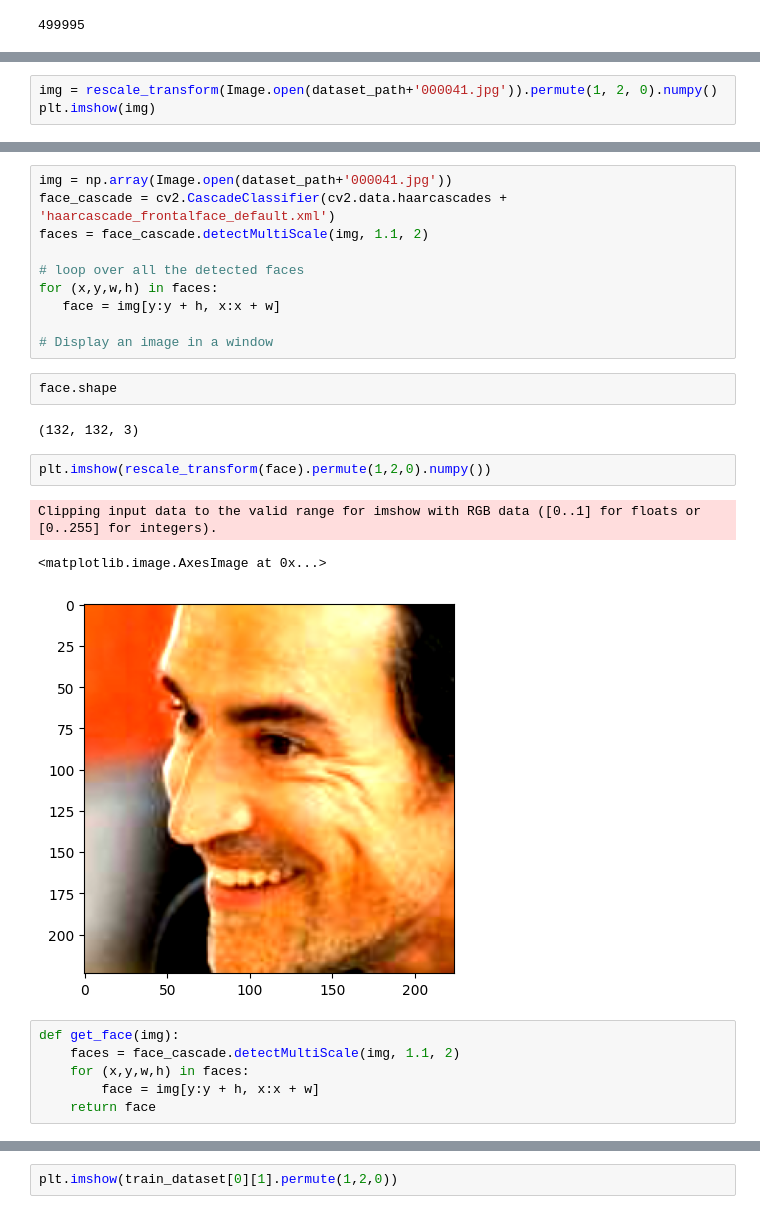
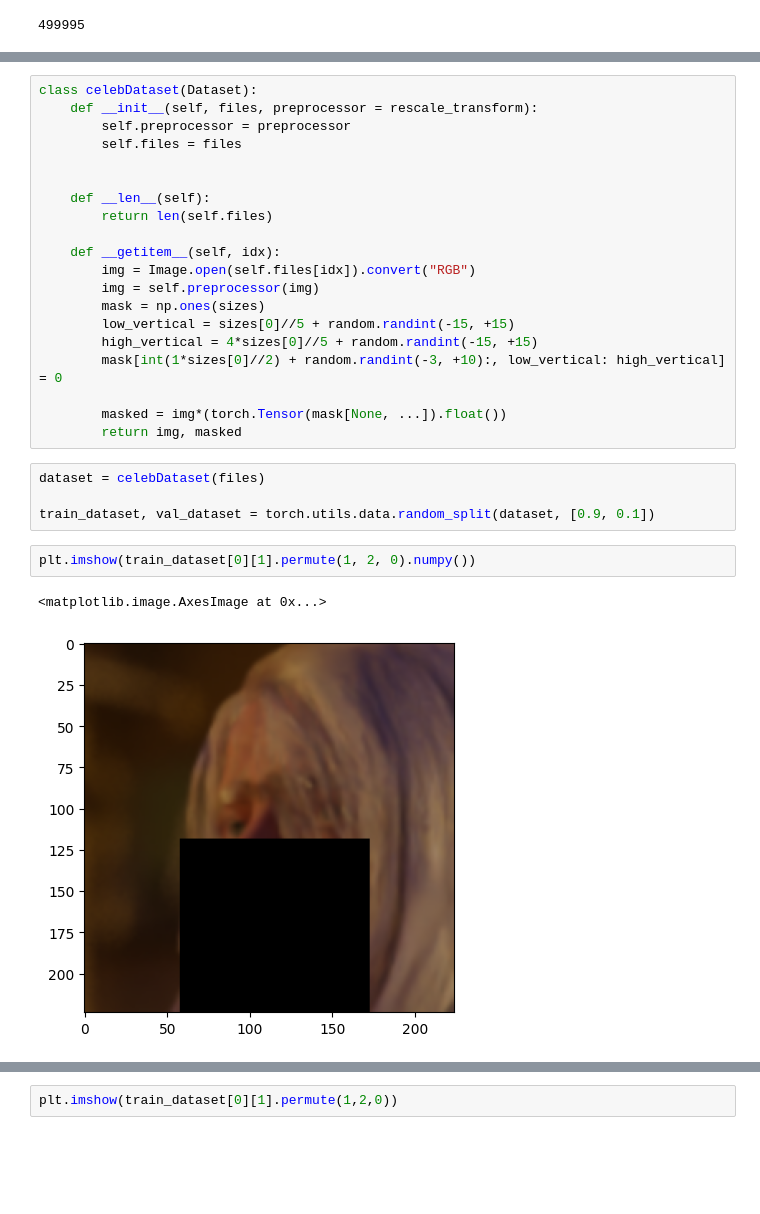
Before and after one commit to madhava20217/Realtime-Masked-Face-Unmasker, a Jupyter notebook: Reconstruction/swinT reconstruction.ipynb, the cells around one changed output, grey strips where cells are left out. Drawn from its saved outputs; the diff is of its cells as text; blank space fills up the shorter version.

```diff
--- a/Reconstruction/swinT reconstruction.ipynb
+++ b/Reconstruction/swinT reconstruction.ipynb
@@ -83,3 +62,0 @@ Image.open(dataset_path+'000041.jpg')
-# %%
-img = rescale_transform(Image.open(dataset_path+'000041.jpg')).permute(1, 2, 0).numpy()
-plt.imshow(img)
@@ -90,26 +63,29 @@ Clipping input data to the valid range for imshow with RGB data ([0..1] for floa
-# %%
-img = np.array(Image.open(dataset_path+'000041.jpg'))
-face_cascade = cv2.CascadeClassifier(cv2.data.haarcascades + 'haarcascade_frontalface_default.xml')
-faces = face_cascade.detectMultiScale(img, 1.1, 2)
-
-# loop over all the detected faces
-for (x,y,w,h) in faces:
-   face = img[y:y + h, x:x + w]
-
-# Display an image in a window
-# %%
-face.shape
-# %% [output]
-(132, 132, 3)
+# %%
+class celebDataset(Dataset):
+    def __init__(self, files, preprocessor = rescale_transform):
+        self.preprocessor = preprocessor
+        self.files = files
+
+
+    def __len__(self):
+        return len(self.files)
+
+    def __getitem__(self, idx):
+        img = Image.open(self.files[idx]).convert("RGB")
+        img = self.preprocessor(img)
+        mask = np.ones(sizes)
+        low_vertical = sizes[0]//5 + random.randint(-15, +15)
+        high_vertical = 4*sizes[0]//5 + random.randint(-15, +15)
+        mask[int(1*sizes[0]//2) + random.randint(-3, +10):, low_vertical: high_vertical] = 0
+
+        masked = img*(torch.Tensor(mask[None, ...]).float())
+        return img, masked
+# %%
+dataset = celebDataset(files)
+
+train_dataset, val_dataset = torch.utils.data.random_split(dataset, [0.9, 0.1])
 # %%
-plt.imshow(rescale_transform(face).permute(1,2,0).numpy())
+plt.imshow(train_dataset[0][1].permute(1, 2, 0).numpy())
 # %% [output]
-Clipping input data to the valid range for imshow with RGB data ([0..1] for floats or [0..255] for integers).
+<matplotlib.image.AxesImage at 0x...>
-<matplotlib.image.AxesImage at 0x...>
-[figure, old version]
+[figure, new version]
-# %%
-def get_face(img):
-    faces = face_cascade.detectMultiScale(img, 1.1, 2)
-    for (x,y,w,h) in faces:
-        face = img[y:y + h, x:x + w]
-    return face
```
Also changed, not shown: parts of 15 cells of this notebook.
